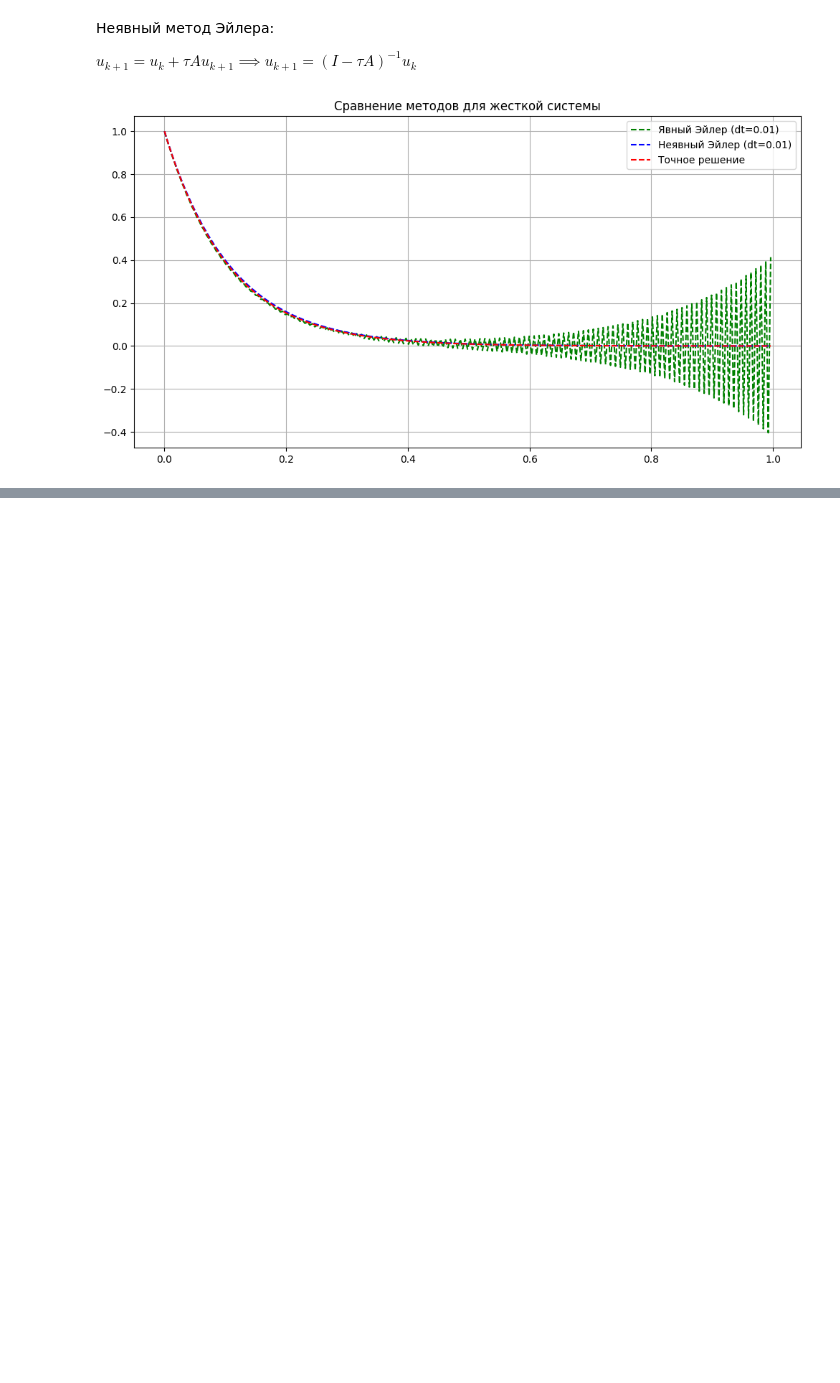
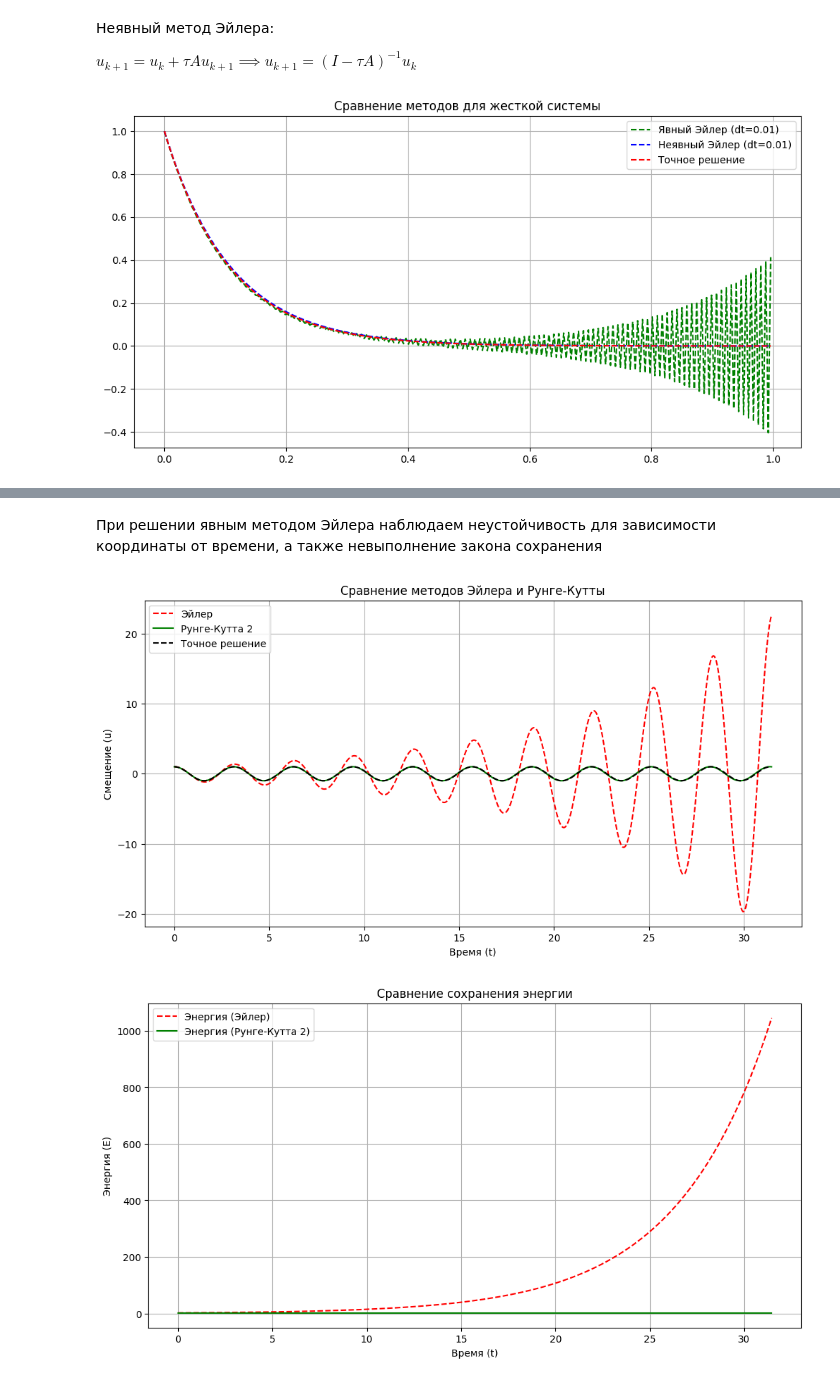
Before and after one commit to OhNoMyRook/Calculus, a Jupyter notebook: 2sem-5.ipynb, the cells around one changed output, grey strips where cells are left out. Saved outputs shown, nothing was run; the diff lists cells and outputs as text; code cells hidden in the pictures; blank space fills up the shorter version.

```diff
--- a/2sem-5.ipynb
+++ b/2sem-5.ipynb
@@ -233,0 +299,45 @@ plt.show()
+# %% [markdown]
+При решении явным методом Эйлера наблюдаем неустойчивость для зависимости координаты от времени, а также невыполнение закона сохранения
+# %%
+def rk2_solve(f, y0, t_span, dt):
+    t = np.arange(t_span[0], t_span[1] + dt, dt)
+    y = np.zeros((len(t), len(y0)))
+    y[0, :] = y0
+    for i in range(1, len(t)):
+        k1 = np.array(f(t[i-1], y[i-1, :]))
+        k2 = np.array(f(t[i-1] + dt, y[i-1, :] + dt * k1))
+        y[i, :] = y[i-1, :] + dt * (k1 + k2) / 2
+    return t, y
+
+# Сравнение методов
+dt = 0.05
+t_euler, y_euler = euler_solve(harmonic_ode, y0, t_span, dt)
+t_rk2, y_rk2 = rk2_solve(harmonic_ode, y0, t_span, dt)
+
+plt.figure(figsize=(12, 6))
+plt.plot(t_euler, y_euler[:, 0], 'r--', label='Эйлер')
+plt.plot(t_rk2, y_rk2[:, 0], 'g-', label='Рунге-Кутта 2')
+plt.plot(t_exact, u_exact, 'k--', label='Точное решение')
+plt.xlabel('Время (t)')
+plt.ylabel('Смещение (u)')
+plt.title('Сравнение методов Эйлера и Рунге-Кутты')
+plt.legend()
+plt.grid(True)
+plt.show()
+
+# Проверка энергии
+E_euler = energy(y_euler, omega)
+E_rk2 = energy(y_rk2, omega)
+
+plt.figure(figsize=(12, 6))
+plt.plot(t_euler, E_euler, 'r--', label='Энергия (Эйлер)')
+plt.plot(t_rk2, E_rk2, 'g-', label='Энергия (Рунге-Кутта 2)')
+plt.xlabel('Время (t)')
+plt.ylabel('Энергия (E)')
+plt.title('Сравнение сохранения энергии')
+plt.legend()
+plt.grid(True)
+plt.show()
+# %% [output]
+[figure, added]
+[figure, added]
```
Also changed, not shown: parts of 7 cells of this notebook.
